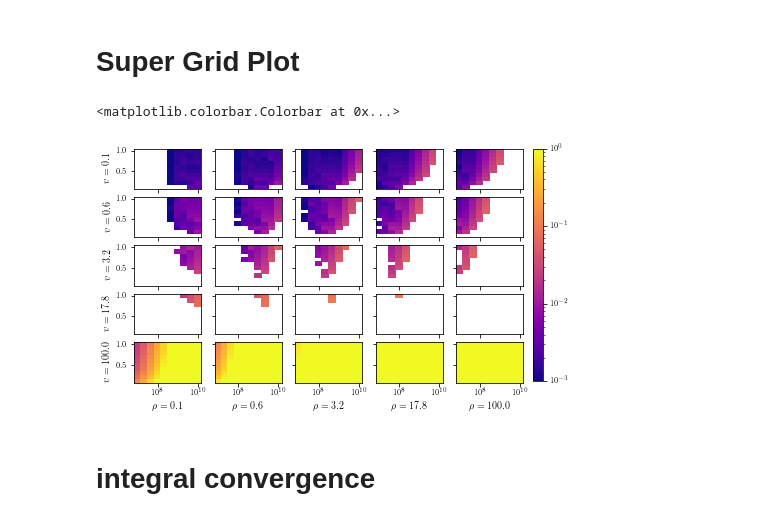
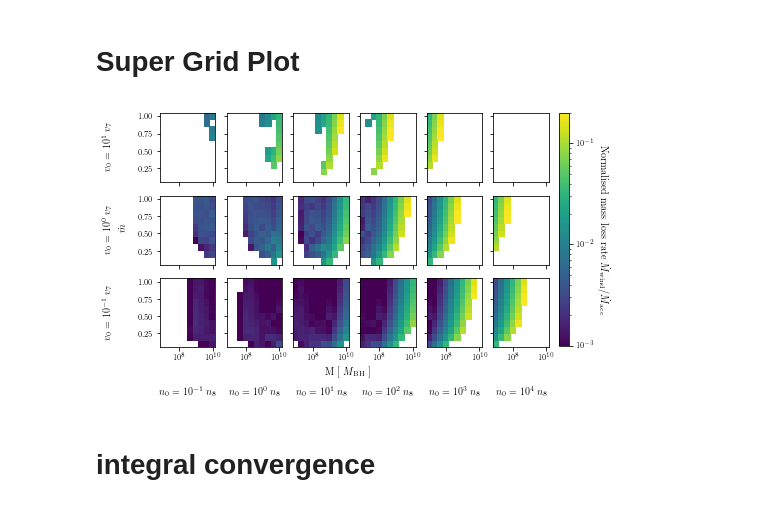
Before and after one commit to arnauqb/qwind, a Jupyter notebook: Notebooks/paper_plots.ipynb, the cells around one changed output. Cells and saved outputs as stored; diff of their text form; code cells hidden in the pictures.

```diff
--- a/Notebooks/paper_plots.ipynb
+++ b/Notebooks/paper_plots.ipynb
@@ -230,0 +215,11 @@ plt.savefig("simple_sed_grids.pdf", format='pdf', bbox_inches="tight")
+# %%
+BASE_FOLDER = "../batch_scripts/super_grid_rin50/rho_100.00_vel_01.00"
+for sample in np.sort(glob(os.path.join(BASE_FOLDER, "M_1.0e+09*"))):
+    print(os.path.split(sample)[-1])
+    lines = np.sort(glob(os.path.join(sample, "line_*")))
+    for line in lines:
+        line_data = pd.read_csv(line)
+        plt.plot(line_data.R, line_data.Z)
+    plt.xlim(0,1500)
+    plt.ylim(0,50)
+    plt.show()
@@ -248,8 +257,8 @@ line_list = []
 for i,t in enumerate(t_range):
     fm_interp = [interp.radiation.force_multiplier(t,xi) for xi in xi_range]
     fm_no_interp = [no_interp.radiation.force_multiplier(t,xi) for xi in xi_range]
-    line_interp, = ax.loglog(xi_range, fm_interp, color = cmap[i])
-    line_no_interp, = ax.loglog(xi_range, fm_no_interp, color = cmap[i], linestyle="--")
+    line_interp, = ax.loglog(xi_range, fm_interp, color = 'C%d'%i)
+    line_no_interp, = ax.loglog(xi_range, fm_no_interp, color = "C%d"%i, linestyle="--")
     line_list.append(line_interp)
     line_list.append(line_no_interp)
     ax.text(xi_range[0], fm_interp[0]*0.30, r"$\log t=%.0d$"%np.log10(t), fontsize=8)
@@ -315,7 +324,7 @@ def get_index(array, value):
     return index
 # %%
 # read data
-folders = glob("../qwind/batch_scripts/super_grid/*")
+folders = glob("../batch_scripts/super_grid_rin50/*")
 data = {
     'rho' : [],
     'vel' : [],
@@ -331,28 +340,34 @@ for folder in folders:
     data['data'].append(data_pd)
 # %%
 rho_values = np.sort(np.unique(data['rho']))
-vel_values = np.sort(np.unique(data['vel']))
+vel_values = np.sort(np.unique(data['vel']))[::-1]
 # %%
-fig, ax = plt.subplots(5,5,figsize=set_size('mnras_double'), sharex = True, sharey = True)
-for k in range(0,25):
+fig, ax = plt.subplots(3,6,figsize=set_size('mnras_double'), sharex = True, sharey = True)
+for k in range(0,18):
     rho = data['rho'][k]
     vel = data['vel'][k]
     j = get_index(rho_values, rho)
     i = get_index(vel_values, vel)
     data_grid = data['data'][k]
     M_range = data_grid.M.unique()
     mdot_range = data_grid.mdot.unique()
     mloss = np.array(data_grid.mloss_norm).reshape(len(M_range), len(mdot_range))
-    cmap = plotting.pcolormesh_sensible(M_range, mdot_range, mloss, ax[i][j], logx=True, logy=False, cmap = "plasma", vmin = 0.001, vmax = 1)
+    cmap = plotting.pcolormesh_sensible(M_range, mdot_range, mloss, ax[i][j], logx=True, logy=False,
+                                        cmap = "viridis", vmin = 0.001, vmax = 0.2)
     if j == 0:
-        ax[i,j].set_ylabel(r"$v = %.1f$"%(vel/1e7))
-    if i == 4:
-        ax[i,j].set_xlabel(r"$\rho = %.1f$"%(rho/1e8))
+        ax[i,j].set_ylabel(r"$v_0 = 10^{%d} \; v_7$"%(np.log10(vel/1e7)), labelpad = 25)
+    if i == 2:
+        ax[i,j].set_xlabel(r"$n_0 = 10^{%d} \; n_8$"%(np.log10(rho/1e8)), labelpad = 25)
+
 cbar_ax = fig.add_axes([0.92, 0.13, 0.02, 0.75])
-fig.colorbar(cmap, cax=cbar_ax)
+fig.text(0.5, 0.03, r"M [ $M_\mathrm{BH}$ ]", ha='center')
+fig.text(0.05, 0.5, r"$\dot m$", ha='center', rotation = 90)
+
+cbar = fig.colorbar(cmap, cax=cbar_ax)
+cbar.set_label(r"Normalised mass loss rate $\dot M_\mathrm{wind} / \dot M_\mathrm{acc}$", labelpad = 15, rotation=-90)
+fig.savefig("super_grid.pdf", format="pdf", bbox_inches="tight")
 # %% [output]
-<matplotlib.colorbar.Colorbar at 0x...>
-[figure, old version]
+[figure, new version]
 # %% [markdown]
 # integral convergence
 # %%
```
Also changed, not shown: parts of 18 cells of this notebook, 6 other files.
